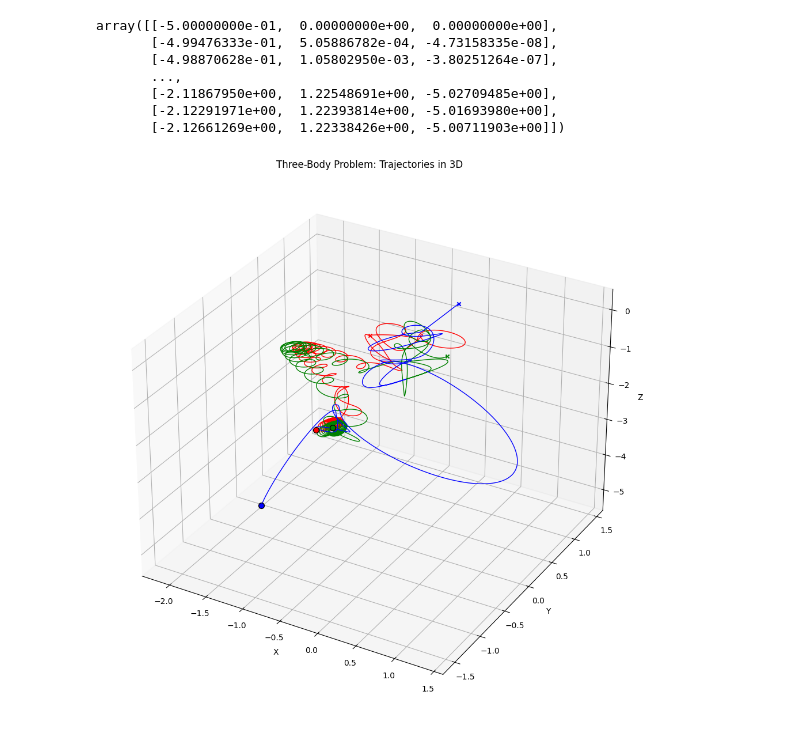
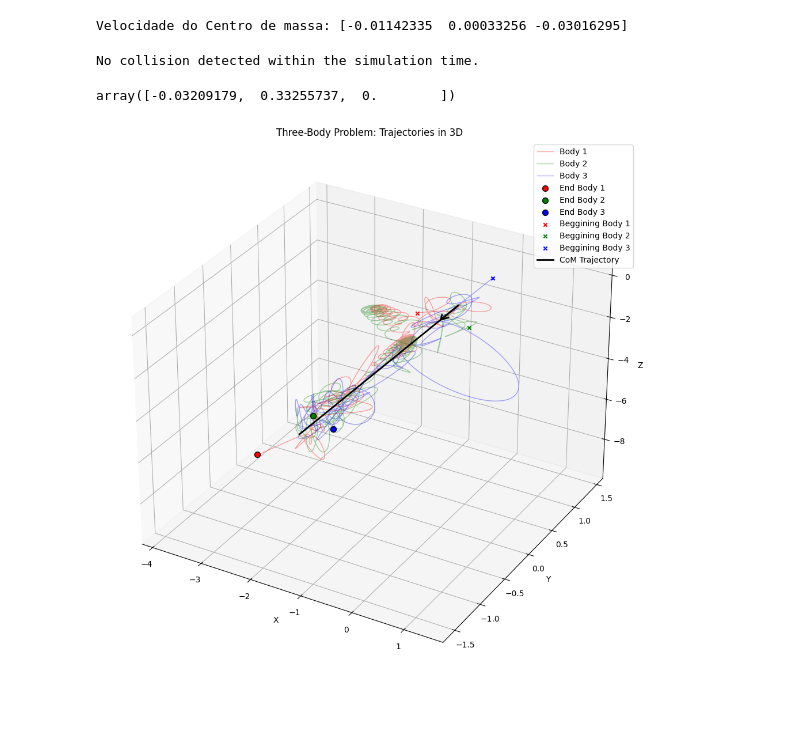
Before and after one commit to rafael-gigante/Mec_Class_Comp_2024, a Jupyter notebook: 3 Corpos/3Corpos_notebook.ipynb, the cells around one changed output. Cells and saved outputs as stored; diff of their text form; code cells hidden in the pictures.

```diff
--- a/3 Corpos/3Corpos_notebook.ipynb
+++ b/3 Corpos/3Corpos_notebook.ipynb
@@ -21,7 +21,7 @@ K2=v_nd*t_nd/r_nd
 #Define masses
 m1=1.1 #First Star
 m2=0.907 #Second Star
-m3=1.0 #Third Star
+m3=1 #Third Star
 
 #Define initial position vectors
 r1=[-0.5,0,0] #m
@@ -33,9 +33,6 @@ r1=np.array(r1,dtype="float64")
 r2=np.array(r2,dtype="float64")
 r3=np.array(r3,dtype="float64")
 
-#Find Centre of Mass
-r_com=(m1*r1+m2*r2+m3*r3)/(m1+m2+m3)
-
 #Define initial velocities
 v1=[0.01,0.01,0] #m/s
 v2=[-0.05,0,-0.1]
@@ -46,13 +43,19 @@ v1=np.array(v1,dtype="float64")
 v2=np.array(v2,dtype="float64")
 v3=np.array(v3,dtype="float64")
 
-#Find velocity of COM
-v_com=(m1*v1+m2*v2+m3*v3)/(m1+m2+m3)
-
 #Package initial parameters
 init_params=np.array([r1,r2,r3,v1,v2,v3]) #Initial parameters
 init_params=init_params.flatten() #Flatten to make 1D array
-t=np.linspace(0,20,3000) #20 orbital periods and 500 points
+t=np.linspace(0,40,4000)
+# %%
+#CoM motion (Center of Mass)
+
+r_com_0 = (m1*r1+m2*r2+m3*r3)/ (m1+m2+m3)
+v_com_0 =(m1*v1+m2*v2+m3*v3)/(m1+m2+m3)
+
+print(f"Velocidade do Centro de massa: {v_com_0}")
+# %% [output]
+Velocidade do Centro de massa: [-0.01142335  0.00033256 -0.03016295]
 # %%
 def ThreeBodyEquations(t,w):
     r1=w[:3]
@@ -82,5 +108,8 @@ def ThreeBodyEquations(t,w):
 # %%
-three_body_sol = solve_ivp(ThreeBodyEquations, y0=init_params, t_span=(0,max(t)), t_eval=t, method='RK45', rtol=1e-12, atol=1e-12, vectorized=True)
+three_body_sol = solve_ivp(ThreeBodyEquations, y0=init_params,
+                            t_span=(0,max(t)), t_eval=t,
+                            method='RK45', rtol=1e-12, atol=1e-12,
+                            vectorized=True, events = collision)
 # %%
 r1_sol=np.array([three_body_sol.y[0],
                 three_body_sol.y[1],
@@ -93,13 +122,5 @@ r2_sol=np.array([three_body_sol.y[3],
 r3_sol=np.array([three_body_sol.y[6],
                 three_body_sol.y[7],
                 three_body_sol.y[8]]).T
+
+r_com_sol = (m1*r1_sol+m2*r2_sol+m3*r3_sol)/ (m1+m2+m3)
-# %%
-r1_sol
-# %% [output]
-array([[-5.00000000e-01,  0.00000000e+00,  0.00000000e+00],
-       [-4.99476333e-01,  5.05886782e-04, -4.73158335e-08],
-       [-4.98870628e-01,  1.05802950e-03, -3.80251264e-07],
-       ...,
-       [-2.11867950e+00,  1.22548691e+00, -5.02709485e+00],
-       [-2.12291971e+00,  1.22393814e+00, -5.01693980e+00],
-       [-2.12661269e+00,  1.22338426e+00, -5.00711903e+00]])
@@ -106,37 +141,53 @@ array([[-5.00000000e-01,  0.00000000e+00,  0.00000000e+00],
+# %%
+if three_body_sol.t_events[0].size > 0:
+    print("Collision detected at time:", three_body_sol.t_events[0])
+else:
+    print("No collision detected within the simulation time.")
+# %% [output]
+No collision detected within the simulation time.
+# %%
+r_com_0[:]
+# %% [output]
+array([-0.03209179,  0.33255737,  0.        ])
 # %%
 # Create a 3D plot
 fig = plt.figure(figsize=(12, 15))
 ax = fig.add_subplot(111, projection='3d')
 
 # Plot the trajectory of each body
-ax.plot(r1_sol[:, 0], r1_sol[:, 1], r1_sol[:, 2], label='Body 1', color='red', linewidth=1)
-ax.plot(r2_sol[:, 0], r2_sol[:, 1], r2_sol[:, 2], label='Body 2', color='green', linewidth=1)
-ax.plot(r3_sol[:, 0], r3_sol[:, 1], r3_sol[:, 2], label='Body 3', color='blue', linewidth=1)
+ax.plot(r1_sol[:, 0], r1_sol[:, 1], r1_sol[:, 2], label='Body 1', color='red', linewidth=1, alpha=0.35)
+ax.plot(r2_sol[:, 0], r2_sol[:, 1], r2_sol[:, 2], label='Body 2', color='green', linewidth=1, alpha=0.35)
+ax.plot(r3_sol[:, 0], r3_sol[:, 1], r3_sol[:, 2], label='Body 3', color='blue', linewidth=1, alpha=0.35)
 
 # Label the axes
 ax.set_xlabel('X')
 ax.set_ylabel('Y')
 ax.set_zlabel('Z')
 
 # Add a little dot at the end of each trajectory
 ax.scatter(r1_sol[-1, 0], r1_sol[-1, 1], r1_sol[-1, 2], color='red', s=50, label='End Body 1', zorder=5, edgecolor='black')
 ax.scatter(r2_sol[-1, 0], r2_sol[-1, 1], r2_sol[-1, 2], color='green', s=50, label='End Body 2', zorder=5, edgecolor='black')
 ax.scatter(r3_sol[-1, 0], r3_sol[-1, 1], r3_sol[-1, 2], color='blue', s=50, label='End Body 3', zorder=5, edgecolor='black')
 
 # Add a little dot at the end of each trajectory
 ax.scatter(r1_sol[0, 0], r1_sol[0, 1], r1_sol[0, 2], color='red', s=20, label='Beggining Body 1', zorder=5, marker='x', edgecolor='black')
 ax.scatter(r2_sol[0, 0], r2_sol[0, 1], r2_sol[0, 2], color='green', s=20, label='Beggining Body 2', zorder=5, marker='x', edgecolor='black')
 ax.scatter(r3_sol[0, 0], r3_sol[0, 1], r3_sol[0, 2], color='blue', s=20, label='Beggining Body 3', zorder=5, marker='x', edgecolor='black')
 
+#CoM Motion
+#Initial
+ax.plot(r_com_sol[:, 0], r_com_sol[:, 1], r_com_sol[:, 2], color='black', label='CoM Trajectory',zorder=4, linewidth=2)
+plt.quiver(r_com_0[0], r_com_0[1], r_com_0[2],
+            v_com_0[0],v_com_0[1], v_com_0[2],
+            color='black', zorder=5, length=30,linewidth=2 )
 
 # Set the viewing angle (elev = elevation, azim = azimuth)
-#ax.view_init(azim=45)  # Adjust these values as needed
-
+#ax.view_init(azim=90)  # Adjust these values as needed
 
 # Set title and legend
 ax.set_title('Three-Body Problem: Trajectories in 3D')
-#ax.legend()
+ax.legend()
 
 plt.show()
 # %% [output]
-[figure, old version]
+[figure, new version]
```
Also changed, not shown: parts of 4 cells of this notebook, 1 other file.
